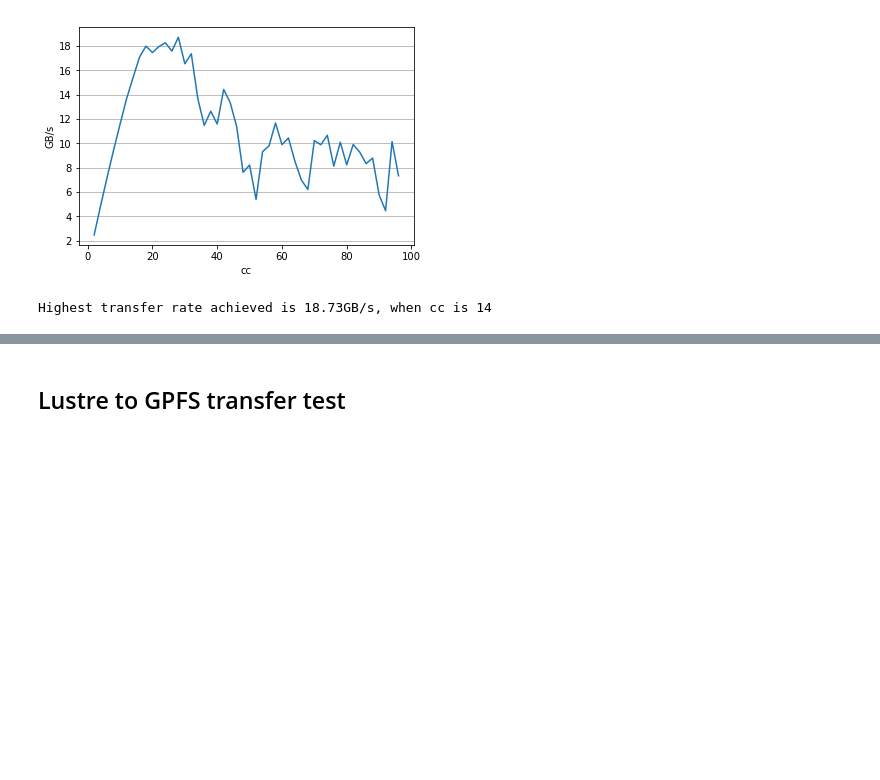
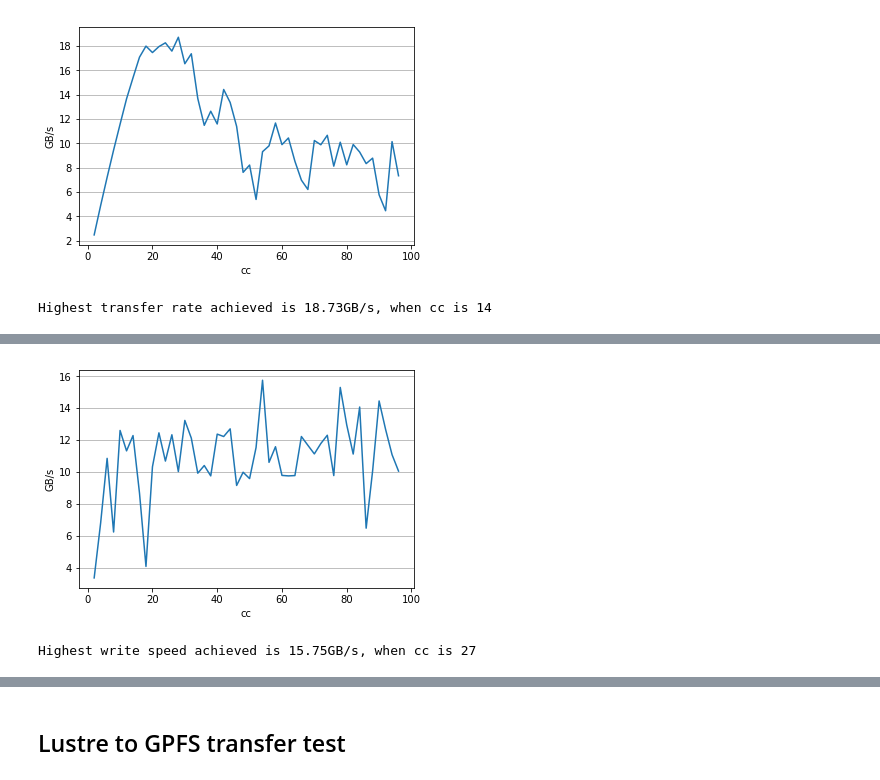
Before and after one commit to liuyuanlai/DTNSpeedTest, a Jupyter notebook: jupyter/parse_result_pres.ipynb, the cells around one changed output, grey strips where cells are left out. Saved outputs shown, nothing was run; the diff lists cells and outputs as text; code cells hidden in the pictures; blank space fills up the shorter version.

```diff
--- a/jupyter/parse_result_pres.ipynb
+++ b/jupyter/parse_result_pres.ipynb
@@ -122,0 +147,42 @@ Highest transfer rate achieved is 18.73GB/s, when cc is 14
+# %%
+def gpfs_write_parse_plot(ccMax, path):
+    time = 60
+    ccList = range(2, ccMax + 2, 2)
+    tr = []
+    timeStamps = []
+    with open(path, 'r') as fp:
+            for cc in ccList:
+                    timestamp = fp.readline().rstrip('\n')
+                    timeStamps.append(timestamp)
+                    cc = fp.readline().rstrip('\n')
+                    sizestr = fp.readline().rstrip('\n')
+                    #print timestr
+                    size = sizestr.split("\t")[0]
+                    #print(size)
+                    unit = size[-1]
+                    size = size[:-1]
+
+                    size = float(size) * (1000 if unit == "T" else 1)
+                    speed = size / time
+                    speed = float("%.2f" % speed)
+                    tr.append(speed)
+                    timestamp = fp.readline().rstrip('\n')
+                    timeStamps.append(timestamp)
+                    #print("cc=" + str(cc) + ":      " + "write speed=" + str(speed) + "GB/s")
+    plt.plot(ccList, tr)
+    plt.xlabel("cc")
+    plt.ylabel("GB/s")
+    ax = plt.axes()
+    ax.yaxis.grid()
+    plt.show()
+    trMax = max(tr)
+    trMaxIdx = tr.index(trMax) + 1
+    print("Highest write speed achieved is " + str(max(tr)) + "GB/s, when cc is " + str(trMaxIdx))
+# %%
+ccMax = 96
+path = "/global/project/projectdirs/m2930/lyl/gf_test/write_test_files/07.15-21.44.28_posix.txt"
+# %%
+gpfs_write_parse_plot(ccMax, path)
+# %% [output]
+[figure, added]
+Highest write speed achieved is 15.75GB/s, when cc is 27
```
Also changed, not shown: parts of 9 cells of this notebook, 3 other files.
